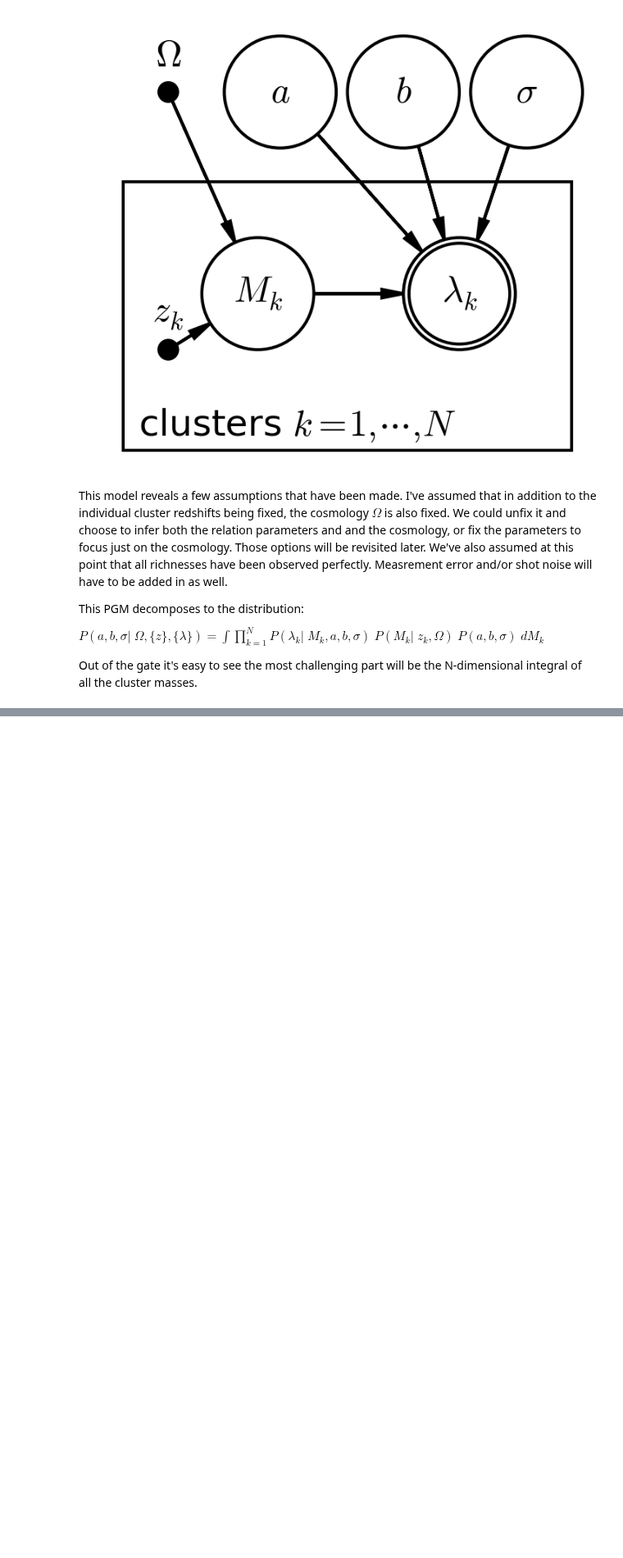
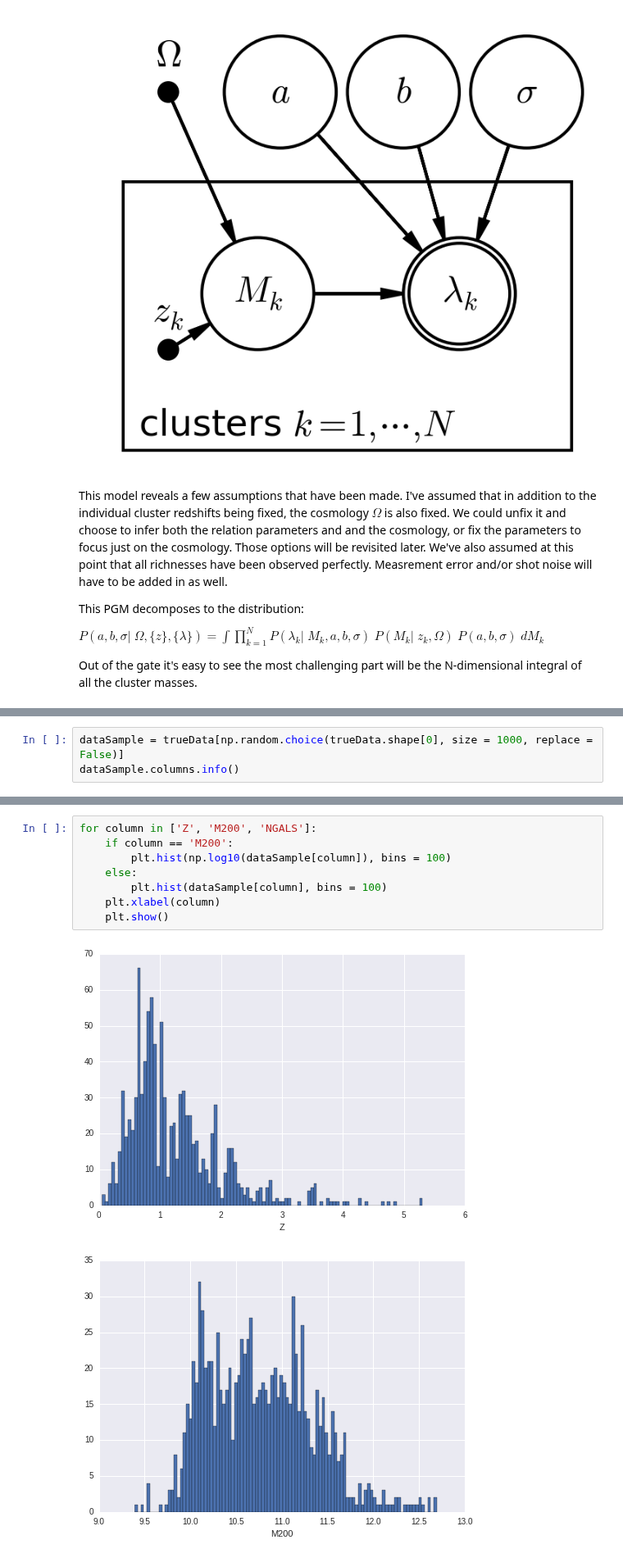
Before and after one commit to Ravirajadrangi/ClusterMassInference, a Jupyter notebook: Project Notebook.ipynb, the cells around one changed output, grey strips where cells are left out. Shown at 82% size. Drawn from its saved outputs; the diff is of its cells as text; blank space fills up the shorter version.

```diff
--- a/Project Notebook.ipynb
+++ b/Project Notebook.ipynb
@@ -111,0 +156,3 @@ $\mathcal{l}(\sigma) = \log{\Gamma(\alpha, \beta)} $
+# %%
+dataSample = trueData[np.random.choice(trueData.shape[0], size = 1000, replace = False)]
+dataSample.columns.info()
@@ -111,0 +178,11 @@ $\mathcal{l}(\sigma) = \log{\Gamma(\alpha, \beta)} $
+# %%
+for column in ['Z', 'M200', 'NGALS']:
+    if column == 'M200':
+        plt.hist(np.log10(dataSample[column]), bins = 100)
+    else:
+        plt.hist(dataSample[column], bins = 100)
+    plt.xlabel(column)
+    plt.show()
+# %% [output]
+[figure, added]
+[figure, added]
```
Also changed, not shown: parts of 11 cells of this notebook, 1 other file.
